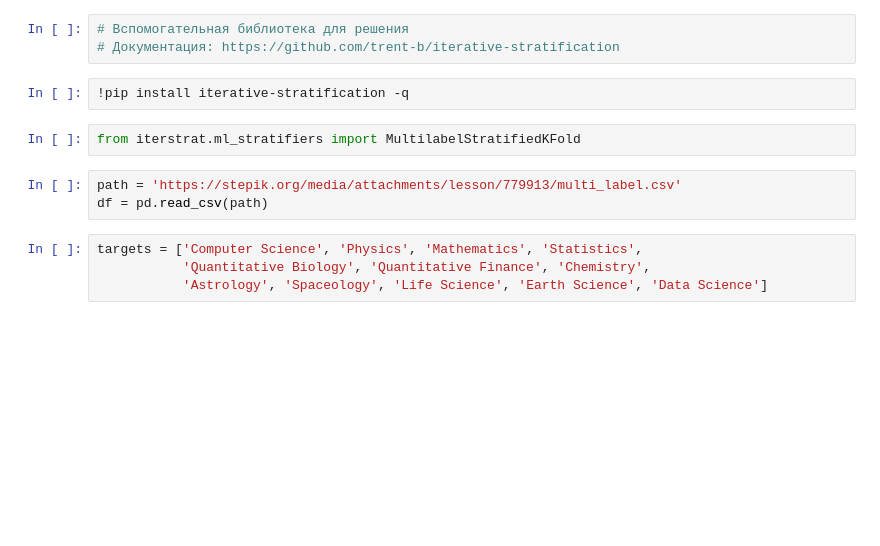
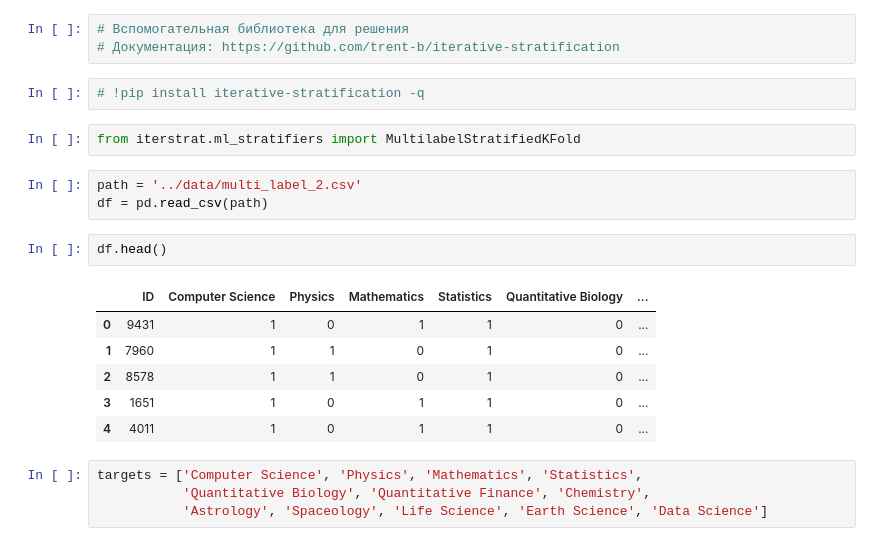
Before and after one commit to Pong2605/ml-competitions-course, a Jupyter notebook: notebooks/2_4_Tasks.ipynb, the cells around one changed output. Cells and saved outputs as stored; diff of their text form; blank space fills up the shorter version.

```diff
--- a/notebooks/2_4_Tasks.ipynb
+++ b/notebooks/2_4_Tasks.ipynb
@@ -20,12 +59,21 @@ answer.to_csv('answer_task1.csv')
 # Вспомогательная библиотека для решения
 # Документация: https://github.com/trent-b/iterative-stratification
 # %%
-!pip install iterative-stratification -q
+# !pip install iterative-stratification -q
 # %%
 from iterstrat.ml_stratifiers import MultilabelStratifiedKFold
 # %%
-path = 'https://stepik.org/media/attachments/lesson/779913/multi_label.csv'
+path = '../data/multi_label_2.csv'
 df = pd.read_csv(path)
+# %%
+df.head()
+# %% [output]
+|  | ID | Computer Science | Physics | Mathematics | Statistics | Quantitative Biology | ... |
+| 0 | 9431 | 1 | 0 | 1 | 1 | 0 | ... |
+| 1 | 7960 | 1 | 1 | 0 | 1 | 0 | ... |
+| 2 | 8578 | 1 | 1 | 0 | 1 | 0 | ... |
+| 3 | 1651 | 1 | 0 | 1 | 1 | 0 | ... |
+| 4 | 4011 | 1 | 0 | 1 | 1 | 0 | ... |
 # %%
 targets = ['Computer Science', 'Physics', 'Mathematics', 'Statistics',
            'Quantitative Biology', 'Quantitative Finance', 'Chemistry',
```
Also changed, not shown: parts of 9 cells of this notebook, 5 other files.
